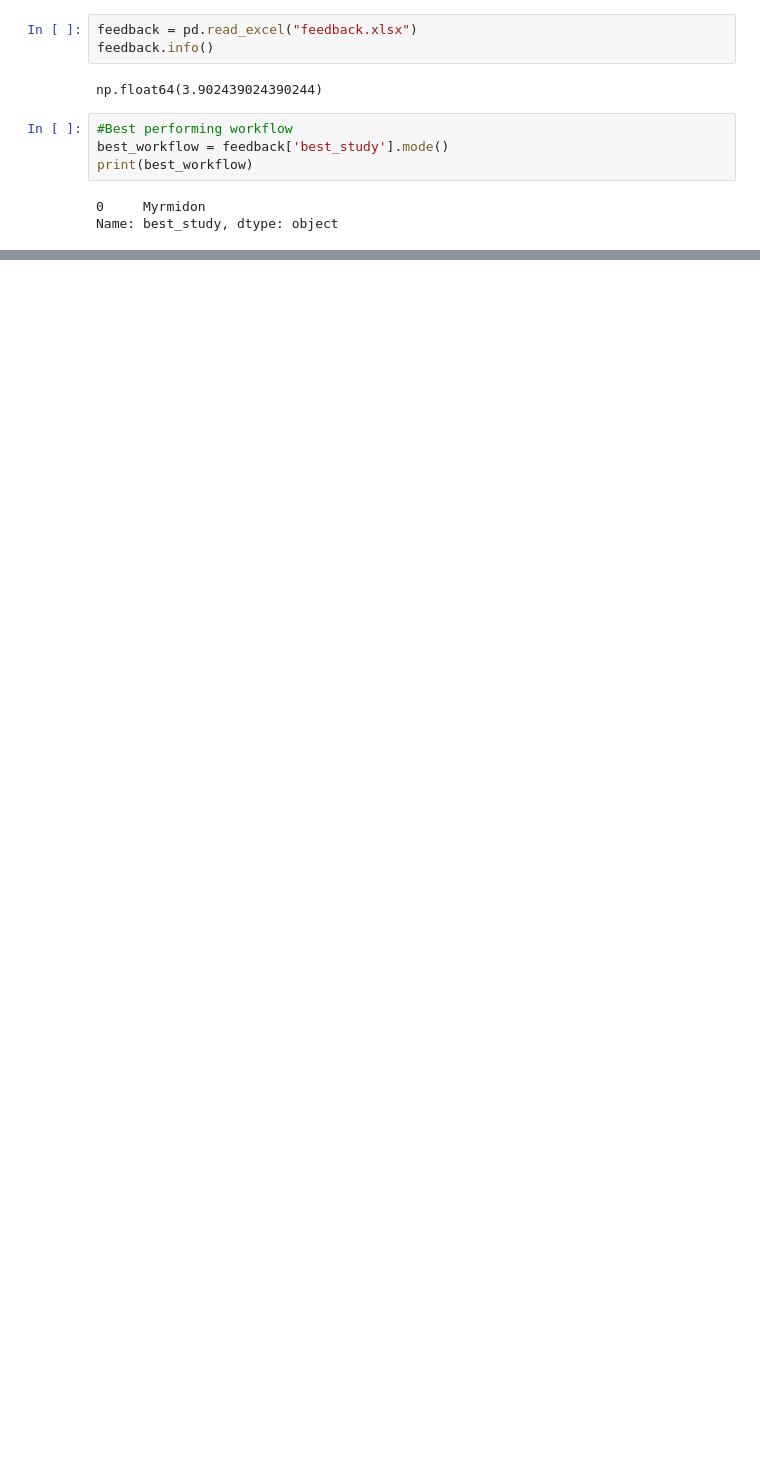
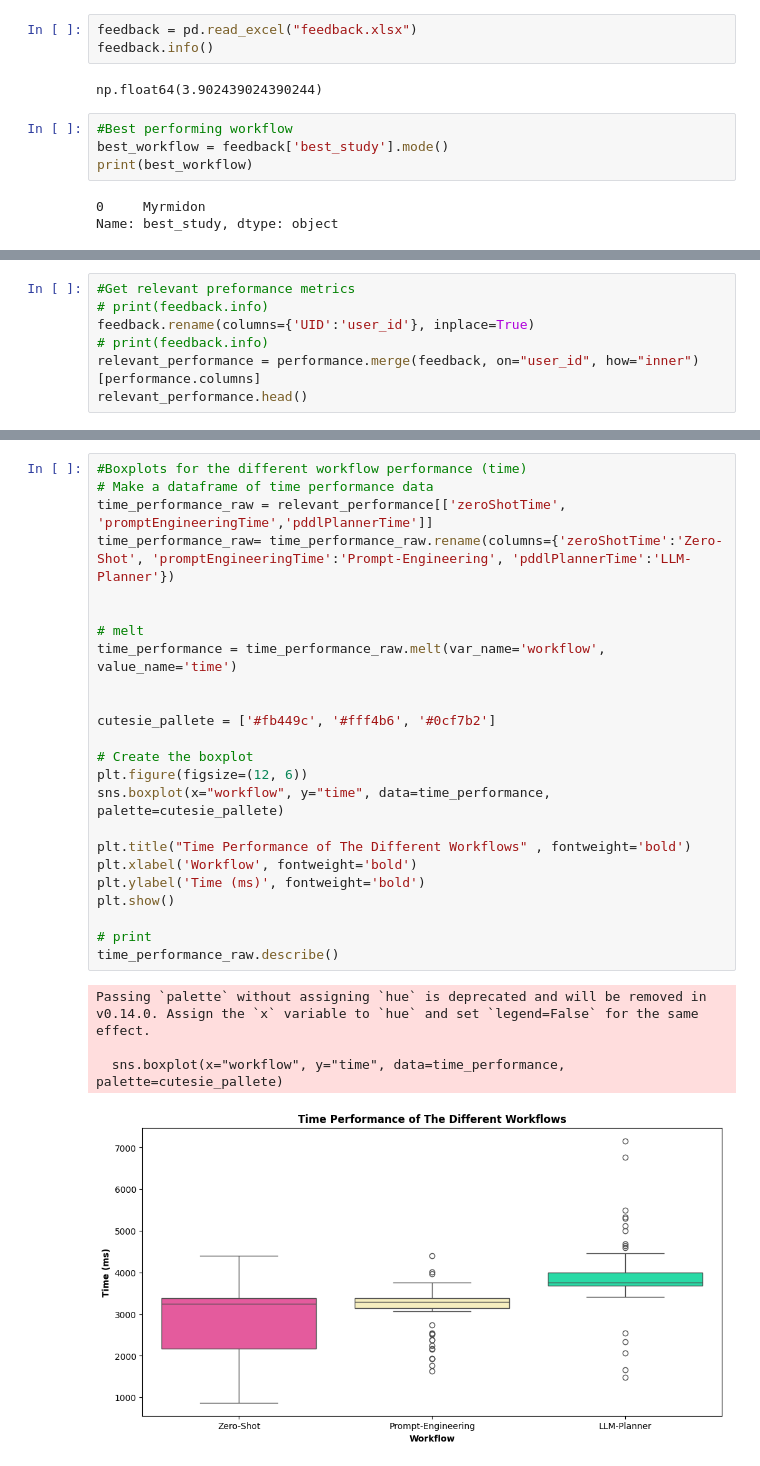
Before and after one commit to mssomie/Athena-analysis, a Jupyter notebook: athena_analysis.ipynb, the cells around one changed output, grey strips where cells are left out. Cells and saved outputs as stored; diff of their text form; blank space fills up the shorter version.

```diff
--- a/athena_analysis.ipynb
+++ b/athena_analysis.ipynb
@@ -114,0 +170,7 @@ plt.show()
+# %%
+#Get relevant preformance metrics
+# print(feedback.info)
+feedback.rename(columns={'UID':'user_id'}, inplace=True)
+# print(feedback.info)
+relevant_performance = performance.merge(feedback, on="user_id", how="inner")[performance.columns]
+relevant_performance.head()
@@ -114,0 +197,29 @@ plt.show()
+# %%
+#Boxplots for the different workflow performance (time)
+# Make a dataframe of time performance data
+time_performance_raw = relevant_performance[['zeroShotTime', 'promptEngineeringTime','pddlPlannerTime']]
+time_performance_raw= time_performance_raw.rename(columns={'zeroShotTime':'Zero-Shot', 'promptEngineeringTime':'Prompt-Engineering', 'pddlPlannerTime':'LLM-Planner'})
+
+
+# melt
+time_performance = time_performance_raw.melt(var_name='workflow', value_name='time')
+
+
+cutesie_pallete = ['#fb449c', '#fff4b6', '#0cf7b2']
+
+# Create the boxplot
+plt.figure(figsize=(12, 6))
+sns.boxplot(x="workflow", y="time", data=time_performance, palette=cutesie_pallete)
+
+plt.title("Time Performance of The Different Workflows" , fontweight='bold')
+plt.xlabel('Workflow', fontweight='bold')
+plt.ylabel('Time (ms)', fontweight='bold')
+plt.show()
+
+# print
+time_performance_raw.describe()
+# %% [output]
+Passing `palette` without assigning `hue` is deprecated and will be removed in v0.14.0. Assign the `x` variable to `hue` and set `legend=False` for the same effect.
+
+  sns.boxplot(x="workflow", y="time", data=time_performance, palette=cutesie_pallete)
+[figure, added]
```
Also changed, not shown: parts of 15 cells of this notebook, 4 other files.
